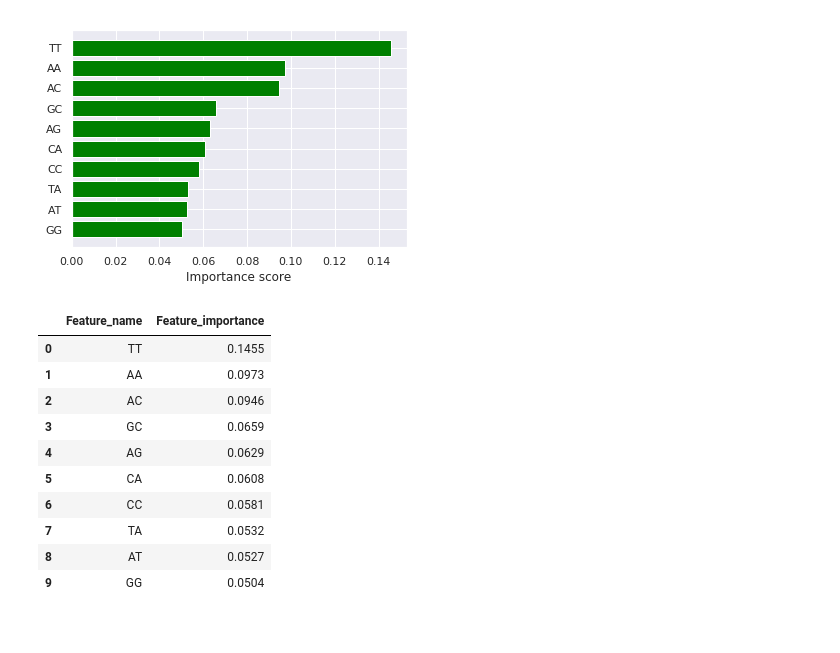
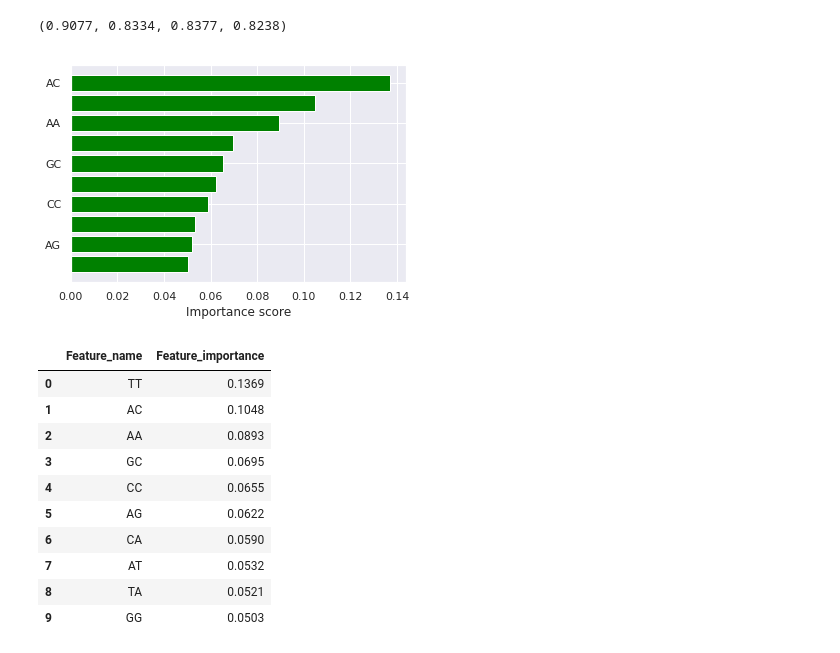
Before and after one commit to AlexShein/transposons, a Jupyter notebook: ML_Template.ipynb, the cells around one changed output. Cells and saved outputs as stored; diff of their text form; code cells hidden in the pictures.

```diff
--- a/ML_Template.ipynb
+++ b/ML_Template.ipynb
@@ -10,4 +12,4 @@ sns.set()
 # %%
 random_seed = 17
 # %%
-X, Y = get_data(True_positive="L1+Alu", True_negative="Random from genome")
+X, Y = get_data(True_positive="L1+Alu", True_negative="Random from genome", )
@@ -45,2 +15,0 @@ y_pred = grid.best_estimator_.predict(x_test)
-# %%
-fpr, tpr, _ = roc_curve(y_test, grid.best_estimator_.predict_proba(x_test)[:,1])
@@ -54,0 +16,3 @@ auc(fpr, tpr), accuracy_score(y_test, y_pred), precision_score(y_test, y_pred),
+# %%
+rf = RandomForestClassifier(n_jobs=6, n_estimators=2000)
+folded_data = KFold(n_splits=5, random_state=random_seed)
@@ -54,0 +87,23 @@ auc(fpr, tpr), accuracy_score(y_test, y_pred), precision_score(y_test, y_pred),
+# %%
+precisions = []
+plt.figure(figsize=(10,7))
+for k, (train, test) in enumerate(folded_data.split(X, Y)):
+    probas_ = rf.fit(X.iloc[train], Y.iloc[train]).predict_proba(X.iloc[test])
+    precision, recall, _ = precision_recall_curve(Y.iloc[test], probas_[:, 1])
+    precisions.append(average_precision_score(Y.iloc[test], probas_[:, 1]))
+    plt.step(
+        recall,
+        precision,
+        alpha=0.5,
+        where='post',
+        label='Precision-recall fold {}'.format(k)
+    )
+average_precision = sum(precisions)/len(precisions)
+plt.xlabel('Recall')
+plt.ylabel('Precision')
+plt.ylim([0.0, 1.05])
+plt.xlim([0.0, 1.05])
+plt.title('2-class Precision-Recall curve: AP={0:0.2f}'.format(
+          average_precision))
+plt.legend(loc="lower right")
+plt.show()
@@ -55,35 +112,39 @@ auc(fpr, tpr), accuracy_score(y_test, y_pred), precision_score(y_test, y_pred),
+# %%
+mr = lambda x: np.round(np.mean(x), 4)
+mr(aucs), mr(acc), mr(prec), mr(rec)
+# %% [output]
+(0.9077, 0.8334, 0.8377, 0.8238)
 # %%
+N_to_print = 10
 fig, ax = plt.subplots()
 
-feature_importance = grid.best_estimator_.feature_importances_.round(4)
+feature_importance = rf.feature_importances_.round(4)
 feature_importance = zip(X.keys(), feature_importance)
-feature_importance = np.array(sorted(list(feature_importance), key=lambda x:x[1], reverse=True))
+feature_importance = np.array(sorted(feature_importance, key=lambda x:x[1], reverse=True))
 
-y_pos = np.arange(10)
-
-ax.barh(y_pos, fi_s[:10, 1].astype('float'), align='center', color='green')
-ax.set_yticks(y_pos)
-ax.set_yticklabels(feature_importance[:10, 0])
+ax.barh(y_pos, feature_importance[:N_to_print, 1].astype('float'), align='center', color='green')
+ax.set_yticks(np.arange(N_to_print), N_to_print)
+ax.set_yticklabels(feature_importance[:N_to_print, 0])
 ax.invert_yaxis()
 ax.set_xlabel('Importance score')
 
 plt.show()
 # %% [output]
-[figure, old version]
+[figure, new version]
 # %%
-feature_importance = (gr.best_estimator_.feature_importances_).round(4)
+feature_importance = (rf.feature_importances_).round(4)
 feature_importance = zip(X.keys(), feature_importance)
 feature_importance = sorted(list(feature_importance), key=lambda x:x[1], reverse=True)
-pd.DataFrame(feature_importance, columns=['Feature_name', 'Feature_importance']).head(10)
+pd.DataFrame(feature_importance, columns=['Feature_name', 'Feature_importance']).head(N_to_print)
 # %% [output]
 |  | Feature_name | Feature_importance |
-| 0 | TT | 0.1455 |
-| 1 | AA | 0.0973 |
-| 2 | AC | 0.0946 |
-| 3 | GC | 0.0659 |
-| 4 | AG | 0.0629 |
-| 5 | CA | 0.0608 |
-| 6 | CC | 0.0581 |
-| 7 | TA | 0.0532 |
-| 8 | AT | 0.0527 |
-| 9 | GG | 0.0504 |
+| 0 | TT | 0.1369 |
+| 1 | AC | 0.1048 |
+| 2 | AA | 0.0893 |
+| 3 | GC | 0.0695 |
+| 4 | CC | 0.0655 |
+| 5 | AG | 0.0622 |
+| 6 | CA | 0.0590 |
+| 7 | AT | 0.0532 |
+| 8 | TA | 0.0521 |
+| 9 | GG | 0.0503 |
```
Also changed, not shown: parts of 12 cells of this notebook, 3 other files.
